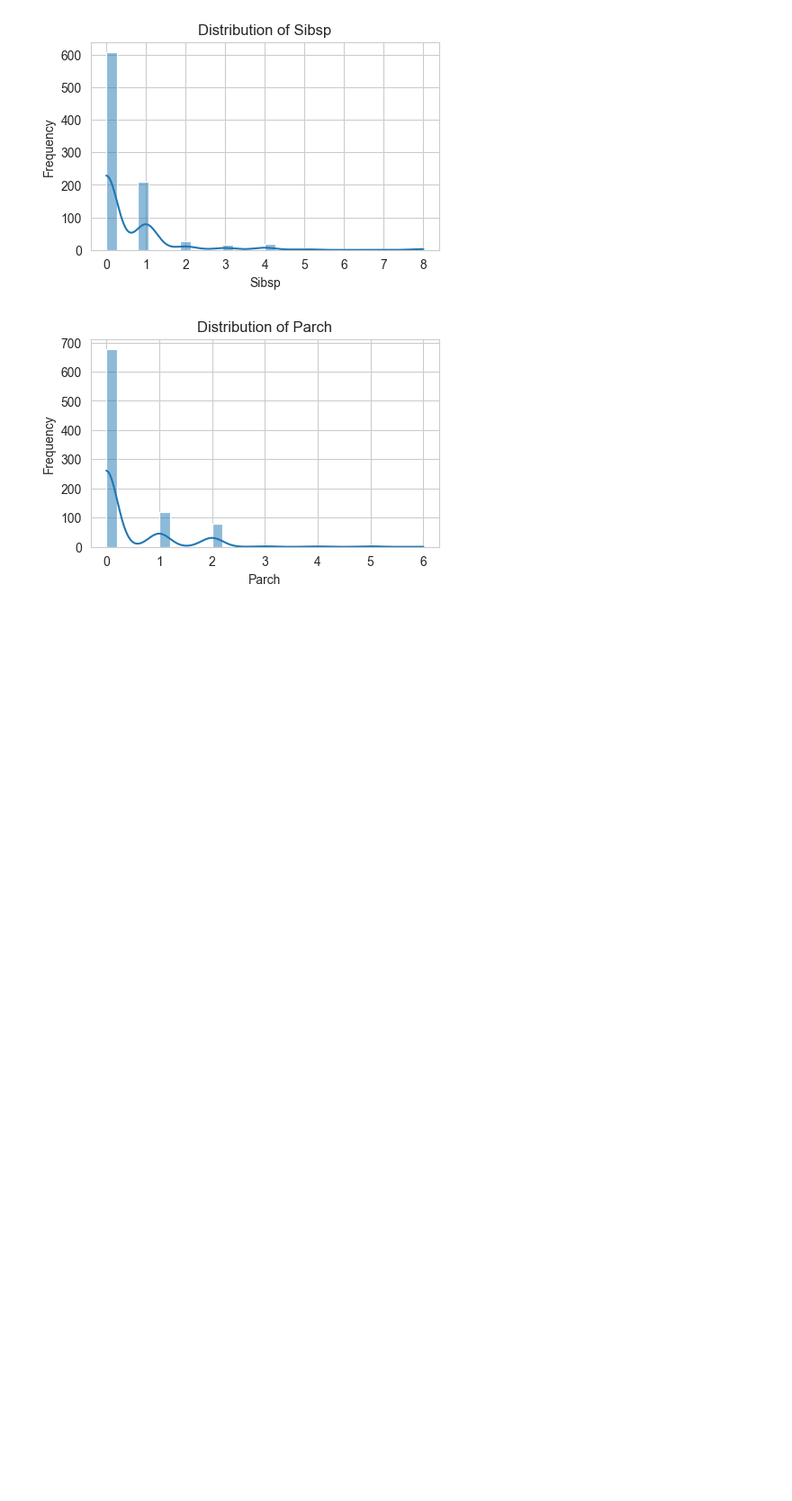
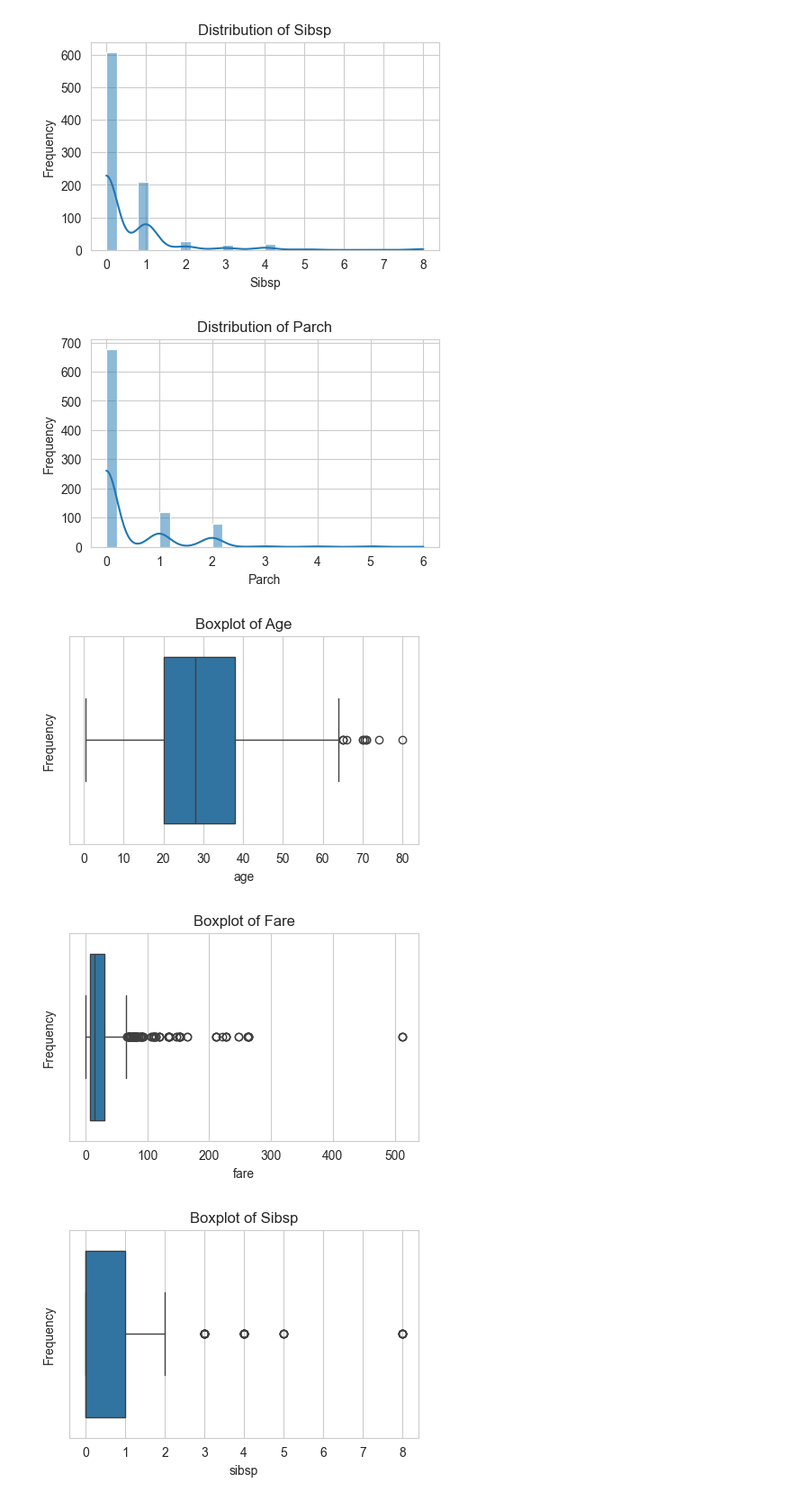
Before and after one commit to Foysalmeazi/univariate_data_analysis, a Jupyter notebook: Data_Quality_Check/univariate_analysis.ipynb, the cells around one changed output. Shown at 90% size. Cells and saved outputs as stored; diff of their text form; code cells hidden in the pictures; blank space fills up the shorter version.

Commit message:
Boxplot of Numerical Columns

```diff
--- a/Data_Quality_Check/univariate_analysis.ipynb
+++ b/Data_Quality_Check/univariate_analysis.ipynb
@@ -218,3 +218,16 @@ for col in numerical_cols:
 [figure]
 [figure]
 [figure]
+# %%
+# Numerical Columns Boxplots
+for col in numerical_cols:
+    plt.figure(figsize=(5,3))
+    sns.boxplot(x=data[col])
+    plt.title(f'Boxplot of {col.capitalize()}')
+    plt.ylabel(col.capitalize())
+    plt.ylabel('Frequency')
+    plt.show()
+# %% [output]
+[figure, added]
+[figure, added]
+[figure, added]
```
Also changed, not shown: parts of 1 cell of this notebook.
